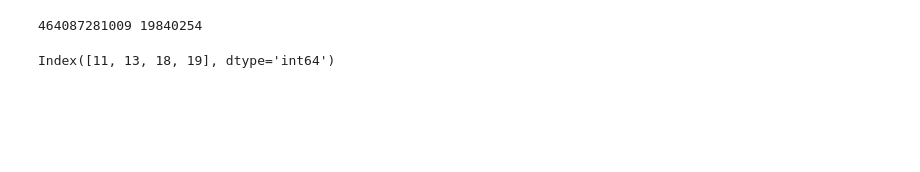
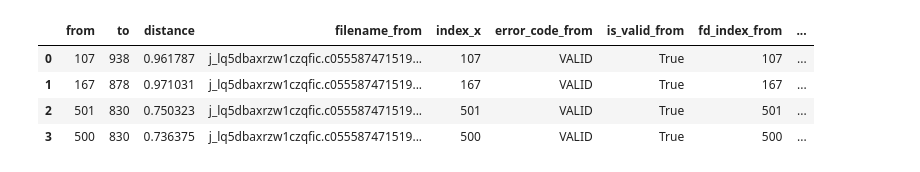
Before and after one commit to haroomg/match, a Jupyter notebook: sandbox/test_api.ipynb, the cells around one changed output. Cells and saved outputs as stored; diff of their text form; code cells hidden in the pictures; blank space fills up the shorter version.

```diff
--- a/sandbox/test_api.ipynb
+++ b/sandbox/test_api.ipynb
@@ -30,7 +30,7 @@ class Matching_images(BaseModel):
     img_per_object: Union[int, None]
 # %%
 @app.post("/matching/image/")
-def matching_images(matching_data):
+async def matching_images(matching_data):
     bucket = matching_data["bucket"]
     path_origin_file = matching_data["path_origin_file"]
     path_alternative_file = matching_data["path_alternative_file"]
@@ -181,10 +181,10 @@ def matching_images(matching_data):
 request = {
     "bucket": "hydrahi4ai",
     "path_origin_file": "ajio-myntra/origin/20231214/New_collector_20231214_154733.success.json",
-    "path_alternative_file": "ajio-myntra/alternative/20231213/Myntra__Marianfer_Cruz_20231213_143830.success.json",
+    "path_alternative_file": "ajio-myntra/alternative/20231219/Myntra__Marianfer_Cruz_20231219_195028.success.json",
     "path_origin_img": "ajio-myntra/origin/20231214/",
-    "path_alternative_img": "ajio-myntra/alternative/20231213/",
-    "img_per_object": 1
+    "path_alternative_img": "ajio-myntra/alternative/20231219/",
+    "img_per_object": 0
 }
 
 similarity_test = matching_images(request)
@@ -223,25 +223,22 @@ for i in range(0, len(origin)):
 
 result = result.reset_index(drop=True)
 
-
 for i in range(0,len(result)):
 
     filename_origin = result["filename_from"][i]
     search_index_origin = lambda lista : filename_origin in lista
-    index_orgin = (origin["product_images"].apply(search_index_origin)).index
-    ref_origin = origin["sku"][index_orgin[0]]
+    index_orgin = origin["product_images"].apply(search_index_origin)
+    ref_origin = origin.loc[index_orgin, :]["sku"]
 
     filename_alternative = result["filename_to"][i]
     search_index_aternative = lambda lista : filename_alternative in lista
-    index_alternative = (alternative["product_images"].apply(search_index_aternative)).index
-    ref_alternative = alternative["sku"][index_alternative[0]]
-
-    break
-
-print(ref_origin, ref_alternative)
+    index_alternative = alternative["product_images"].apply(search_index_aternative)
+    ref_alternative = alternative.loc[index_alternative, : ]["sku"]
-# %% [output]
-464087281009 19840254
 # %%
-result.index
+result
 # %% [output]
-Index([11, 13, 18, 19], dtype='int64')
+|  | from | to | distance | filename_from | index_x | error_code_from | is_valid_from | fd_index_from | ... |
+| 0 | 107 | 938 | 0.961787 | j_lq5dbaxrzw1czqfic.c055587471519... | 107 | VALID | True | 107 | ... |
+| 1 | 167 | 878 | 0.971031 | j_lq5dbaxrzw1czqfic.c055587471519... | 167 | VALID | True | 167 | ... |
+| 2 | 501 | 830 | 0.750323 | j_lq5dbaxrzw1czqfic.c055587471519... | 501 | VALID | True | 501 | ... |
+| 3 | 500 | 830 | 0.736375 | j_lq5dbaxrzw1czqfic.c055587471519... | 500 | VALID | True | 500 | ... |
```
Also changed, not shown: 7 other files.
